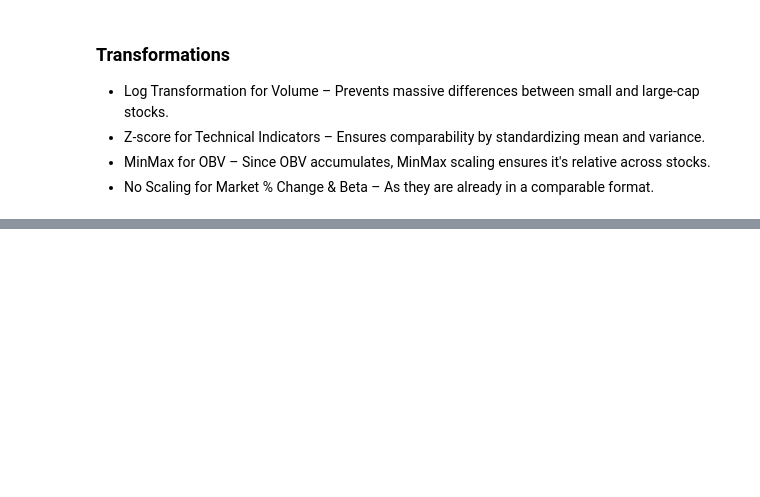
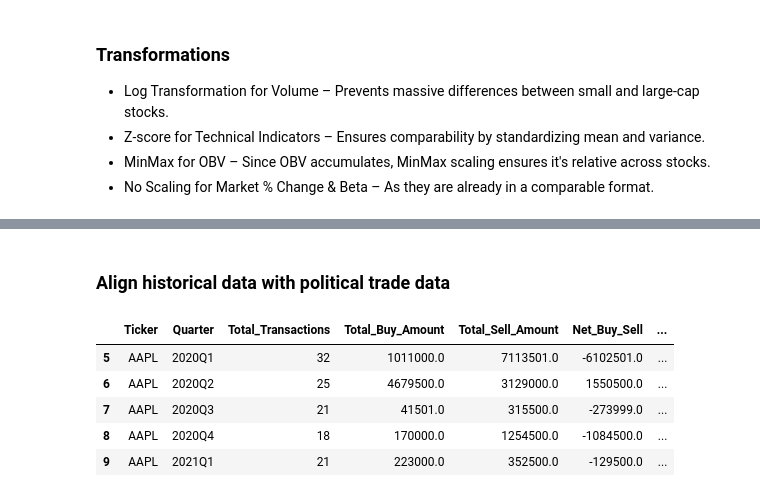
Before and after one commit to codyrosenzweig1/Quant_Trading_Basics_ML, a Jupyter notebook: Personal_Trading_Stratergy.ipynb, the cells around one changed output, grey strips where cells are left out. Cells and saved outputs as stored; diff of their text form; code cells hidden in the pictures; blank space fills up the shorter version.

Commit message:
Rebuilding initial construction and working towards rebalancing using political data

```diff
--- a/Personal_Trading_Stratergy.ipynb
+++ b/Personal_Trading_Stratergy.ipynb
@@ -1004,0 +966,12 @@ Freq: QE-DEC, dtype: datetime64[ns]
+# %% [markdown]
+### Align historical data with political trade data
+# %%
+quarterly_aggregated = quarterly_aggregated[quarterly_aggregated['Quarter'] > '2019Q4']
+quarterly_aggregated.head()
+# %% [output]
+|  | Ticker | Quarter | Total_Transactions | Total_Buy_Amount | Total_Sell_Amount | Net_Buy_Sell | ... |
+| 5 | AAPL | 2020Q1 | 32 | 1011000.0 | 7113501.0 | -6102501.0 | ... |
+| 6 | AAPL | 2020Q2 | 25 | 4679500.0 | 3129000.0 | 1550500.0 | ... |
+| 7 | AAPL | 2020Q3 | 21 | 41501.0 | 315500.0 | -273999.0 | ... |
+| 8 | AAPL | 2020Q4 | 18 | 170000.0 | 1254500.0 | -1084500.0 | ... |
+| 9 | AAPL | 2021Q1 | 21 | 223000.0 | 352500.0 | -129500.0 | ... |
```
Also changed, not shown: parts of 15 cells of this notebook.
